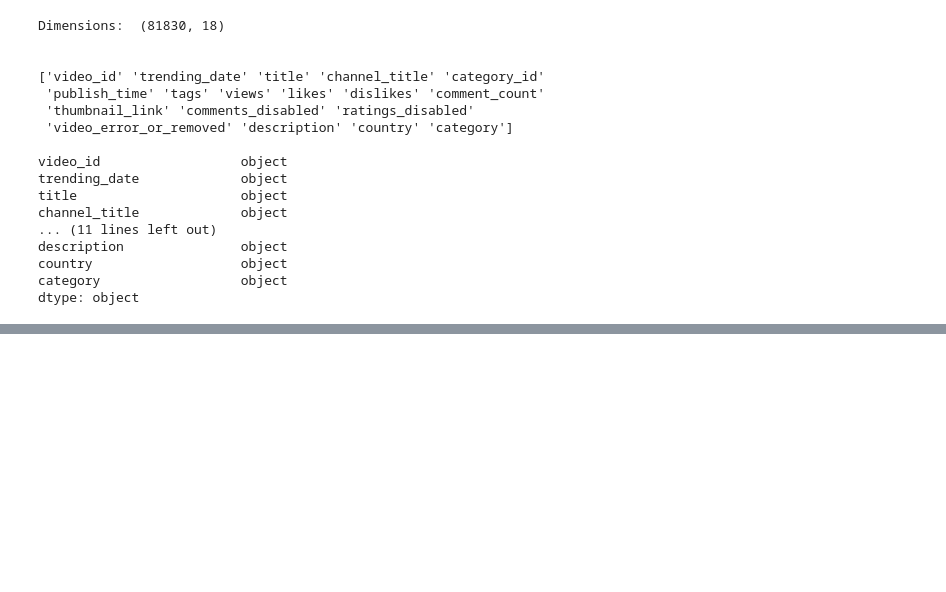
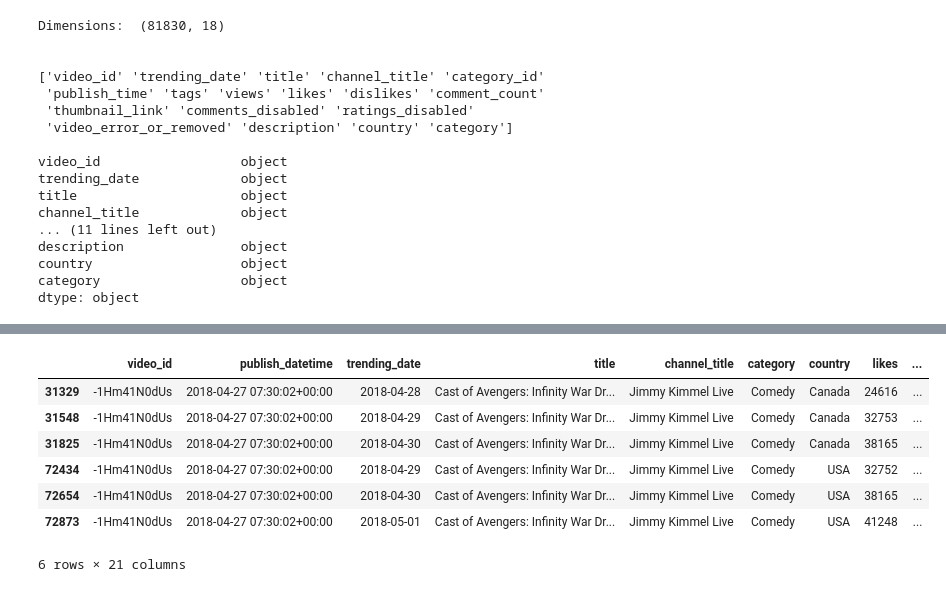
Before and after one commit to Thampi-hub/Springboard_RT, a Jupyter notebook: Capstone_2/2_DataWrangling/readData.ipynb, the cells around one changed output, grey strips where cells are left out. Saved outputs shown, nothing was run; the diff lists cells and outputs as text; code cells hidden in the pictures; blank space fills up the shorter version.

```diff
--- a/Capstone_2/2_DataWrangling/readData.ipynb
+++ b/Capstone_2/2_DataWrangling/readData.ipynb
@@ -87 +82,20 @@ allData.head()
+# %%
+clean_idx = allData[allData.title!="Deleted video"].\
+            sort_values(["video_id","country","publish_datetime","trending_date"]).\
+            groupby(["video_id","country"])["publish_datetime"].\
+            idxmax().values
+clData = allData[allData.index.isin(clean_idx)]
+#clData.shape
+a = allData[["video_id","country"]].drop_duplicates().groupby("video_id").size()
+a[a>1]
+allData[allData.video_id=="-1Hm41N0dUs"]
+# %% [output]
+|  | video_id | publish_datetime | trending_date | title | channel_title | category | country | likes | ... |
+| 31329 | -1Hm41N0dUs | 2018-04-27 07:30:02+00:00 | 2018-04-28 | Cast of Avengers: Infinity War Dr... | Jimmy Kimmel Live | Comedy | Canada | 24616 | ... |
+| 31548 | -1Hm41N0dUs | 2018-04-27 07:30:02+00:00 | 2018-04-29 | Cast of Avengers: Infinity War Dr... | Jimmy Kimmel Live | Comedy | Canada | 32753 | ... |
+| 31825 | -1Hm41N0dUs | 2018-04-27 07:30:02+00:00 | 2018-04-30 | Cast of Avengers: Infinity War Dr... | Jimmy Kimmel Live | Comedy | Canada | 38165 | ... |
+| 72434 | -1Hm41N0dUs | 2018-04-27 07:30:02+00:00 | 2018-04-29 | Cast of Avengers: Infinity War Dr... | Jimmy Kimmel Live | Comedy | USA | 32752 | ... |
+| 72654 | -1Hm41N0dUs | 2018-04-27 07:30:02+00:00 | 2018-04-30 | Cast of Avengers: Infinity War Dr... | Jimmy Kimmel Live | Comedy | USA | 38165 | ... |
+| 72873 | -1Hm41N0dUs | 2018-04-27 07:30:02+00:00 | 2018-05-01 | Cast of Avengers: Infinity War Dr... | Jimmy Kimmel Live | Comedy | USA | 41248 | ... |
+6 rows × 21 columns
 # %%
```
Also changed, not shown: parts of 2 cells of this notebook.
